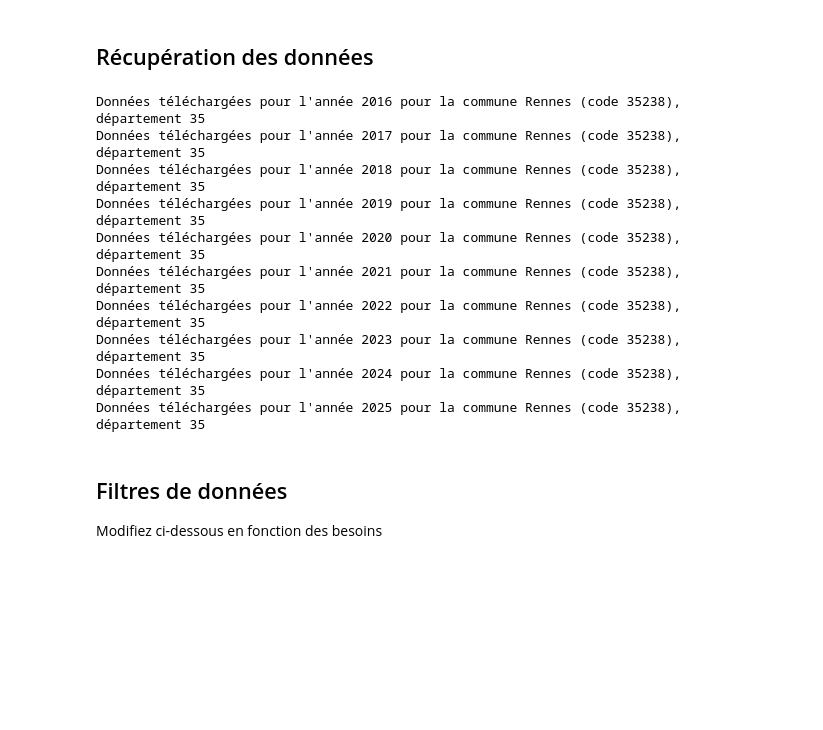
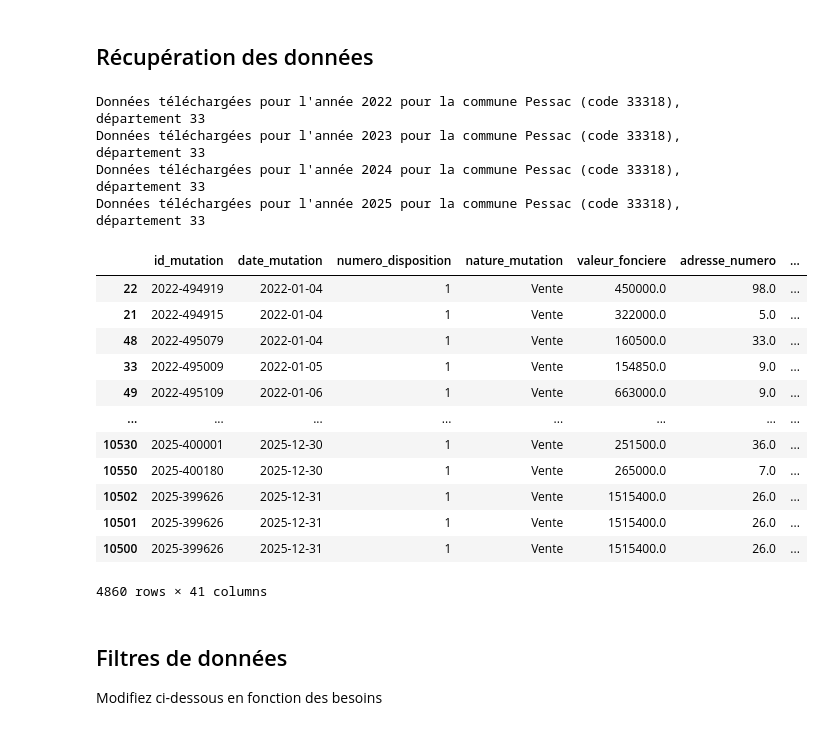
Before and after one commit to raphaelproux/dvf_analyser, a Jupyter notebook: geo-dvf-extract.ipynb, the cells around one changed output. Cells and saved outputs as stored; diff of their text form; code cells hidden in the pictures; blank space fills up the shorter version.

```diff
--- a/geo-dvf-extract.ipynb
+++ b/geo-dvf-extract.ipynb
@@ -69,24 +68,34 @@ annees = range(2016, 2026)  # attention, données dispo seulement depuis 2016
 data_retriever = RemoteDataRetriever(nom_commune)
 data = pd.DataFrame()
 for annee in annees:
-    data = data.append(data_retriever.get_remote_data(annee=annee))
+    data =  pd.concat([data, data_retriever.get_remote_data(annee=annee)], ignore_index=True)
     commune_trouvee = data_retriever.commune_trouvee
     print(f"Données téléchargées pour l'année {annee} pour la commune {commune_trouvee.get('libellé')} (code {commune_trouvee.get('code')}), département {commune_trouvee.get('département')}")
-
+data = data[(data["valeur_fonciere"].notnull() & data["surface_reelle_bati"].notnull() & data["longitude"].notnull() & data["latitude"].notnull())]
 data["valeur_surface"] = data.valeur_fonciere / data.surface_reelle_bati
 data["date_mutation"] = pd.to_datetime(data["date_mutation"])
 data = data.sort_values("date_mutation")
 # %% [output]
-Données téléchargées pour l'année 2016 pour la commune Rennes (code 35238), département 35
-Données téléchargées pour l'année 2017 pour la commune Rennes (code 35238), département 35
-Données téléchargées pour l'année 2018 pour la commune Rennes (code 35238), département 35
-Données téléchargées pour l'année 2019 pour la commune Rennes (code 35238), département 35
-Données téléchargées pour l'année 2020 pour la commune Rennes (code 35238), département 35
-Données téléchargées pour l'année 2021 pour la commune Rennes (code 35238), département 35
-Données téléchargées pour l'année 2022 pour la commune Rennes (code 35238), département 35
-Données téléchargées pour l'année 2023 pour la commune Rennes (code 35238), département 35
-Données téléchargées pour l'année 2024 pour la commune Rennes (code 35238), département 35
-Données téléchargées pour l'année 2025 pour la commune Rennes (code 35238), département 35
+Données téléchargées pour l'année 2022 pour la commune Pessac (code 33318), département 33
+Données téléchargées pour l'année 2023 pour la commune Pessac (code 33318), département 33
+Données téléchargées pour l'année 2024 pour la commune Pessac (code 33318), département 33
+Données téléchargées pour l'année 2025 pour la commune Pessac (code 33318), département 33
+# %%
+data
+# %% [output]
+|  | id_mutation | date_mutation | numero_disposition | nature_mutation | valeur_fonciere | adresse_numero | ... |
+| 22 | 2022-494919 | 2022-01-04 | 1 | Vente | 450000.0 | 98.0 | ... |
+| 21 | 2022-494915 | 2022-01-04 | 1 | Vente | 322000.0 | 5.0 | ... |
+| 48 | 2022-495079 | 2022-01-04 | 1 | Vente | 160500.0 | 33.0 | ... |
+| 33 | 2022-495009 | 2022-01-05 | 1 | Vente | 154850.0 | 9.0 | ... |
+| 49 | 2022-495109 | 2022-01-06 | 1 | Vente | 663000.0 | 9.0 | ... |
+| ... | ... | ... | ... | ... | ... | ... | ... |
+| 10530 | 2025-400001 | 2025-12-30 | 1 | Vente | 251500.0 | 36.0 | ... |
+| 10550 | 2025-400180 | 2025-12-30 | 1 | Vente | 265000.0 | 7.0 | ... |
+| 10502 | 2025-399626 | 2025-12-31 | 1 | Vente | 1515400.0 | 26.0 | ... |
+| 10501 | 2025-399626 | 2025-12-31 | 1 | Vente | 1515400.0 | 26.0 | ... |
+| 10500 | 2025-399626 | 2025-12-31 | 1 | Vente | 1515400.0 | 26.0 | ... |
+4860 rows × 41 columns
 # %% [markdown]
 ## Filtres de données
 Modifiez ci-dessous en fonction des besoins
```
Also changed, not shown: parts of 8 cells of this notebook, 28 other files.
